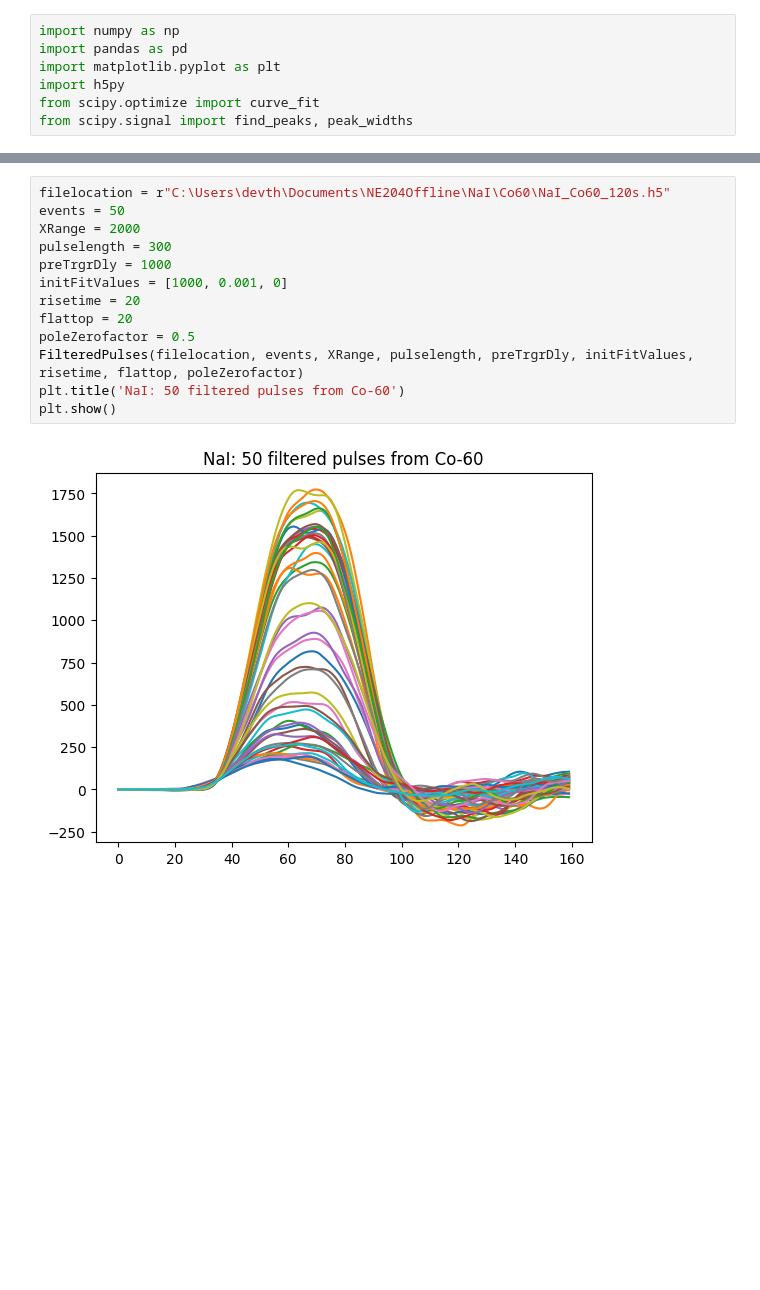
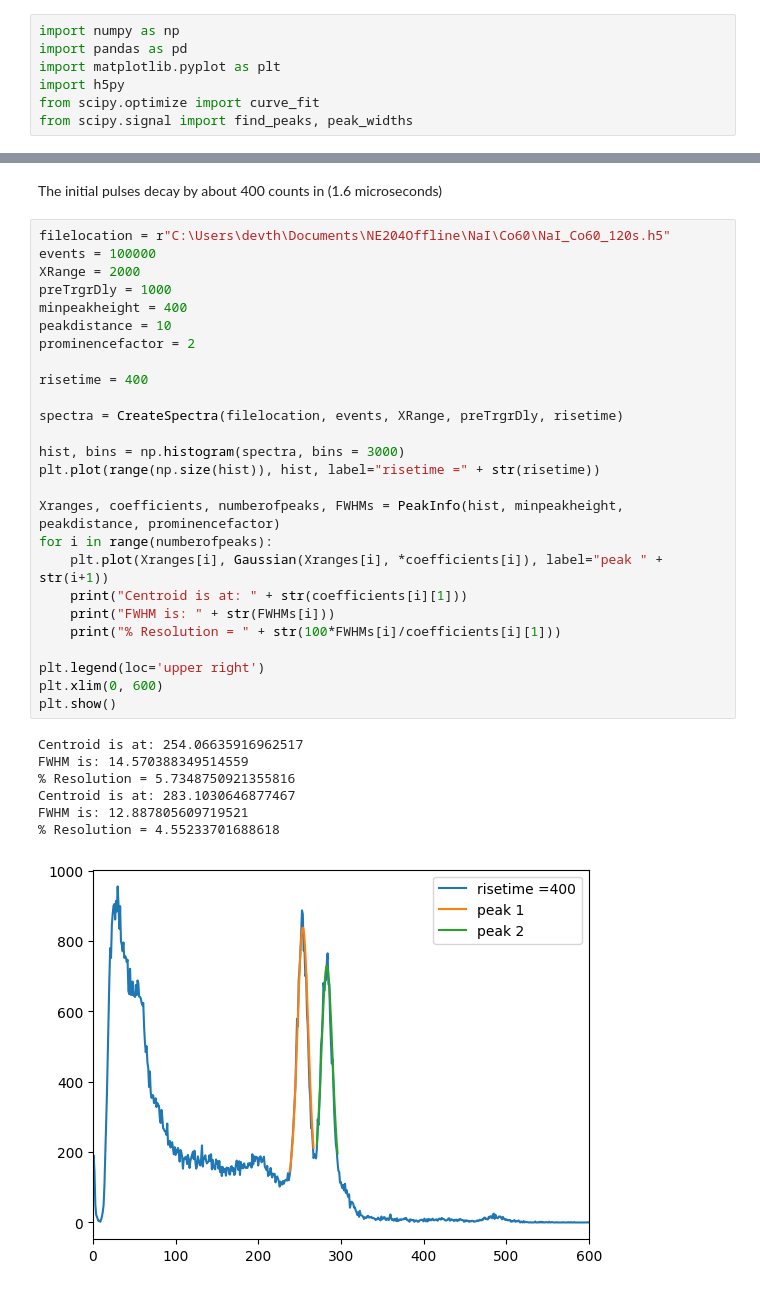
Before and after one commit to UCB-NE-204-2022/Devin_Thatcher_NE204, a Jupyter notebook: Lab2/Jupyter/NE204Lab2.ipynb, the cells around one changed output, grey strips where cells are left out. Cells and saved outputs as stored; diff of their text form; blank space fills up the shorter version.

```diff
--- a/Lab2/Jupyter/NE204Lab2.ipynb
+++ b/Lab2/Jupyter/NE204Lab2.ipynb
@@ -305,15 +62,36 @@ plt.show()
-# %%
-filelocation = r"C:\Users\devth\Documents\NE204Offline\NaI\Co60\NaI_Co60_120s.h5"
-events = 50
-XRange = 2000
-pulselength = 300
-preTrgrDly = 1000
-initFitValues = [1000, 0.001, 0]
-risetime = 20
-flattop = 20
-poleZerofactor = 0.5
-FilteredPulses(filelocation, events, XRange, pulselength, preTrgrDly, initFitValues, risetime, flattop, poleZerofactor)
-plt.title('NaI: 50 filtered pulses from Co-60')
-plt.show()
-# %% [output]
-[figure, removed]
+# %% [markdown]
+The initial pulses decay by about 400 counts in (1.6 microseconds)
+# %%
+filelocation = r"C:\Users\devth\Documents\NE204Offline\NaI\Co60\NaI_Co60_120s.h5"
+events = 100000
+XRange = 2000
+preTrgrDly = 1000
+minpeakheight = 400
+peakdistance = 10
+prominencefactor = 2
+
+risetime = 400
+
+spectra = CreateSpectra(filelocation, events, XRange, preTrgrDly, risetime)
+
+hist, bins = np.histogram(spectra, bins = 3000)
+plt.plot(range(np.size(hist)), hist, label="risetime =" + str(risetime))
+
+Xranges, coefficients, numberofpeaks, FWHMs = PeakInfo(hist, minpeakheight, peakdistance, prominencefactor)
+for i in range(numberofpeaks):
+    plt.plot(Xranges[i], Gaussian(Xranges[i], *coefficients[i]), label="peak " + str(i+1))
+    print("Centroid is at: " + str(coefficients[i][1]))
+    print("FWHM is: " + str(FWHMs[i]))
+    print("% Resolution = " + str(100*FWHMs[i]/coefficients[i][1]))
+
+plt.legend(loc='upper right')
+plt.xlim(0, 600)
+plt.show()
+# %% [output]
+Centroid is at: 254.06635916962517
+FWHM is: 14.570388349514559
+% Resolution = 5.7348750921355816
+Centroid is at: 283.1030646877467
+FWHM is: 12.887805609719521
+% Resolution = 4.55233701688618
+[figure, added]
```
Also changed, not shown: parts of 36 cells of this notebook, 9 other files.
